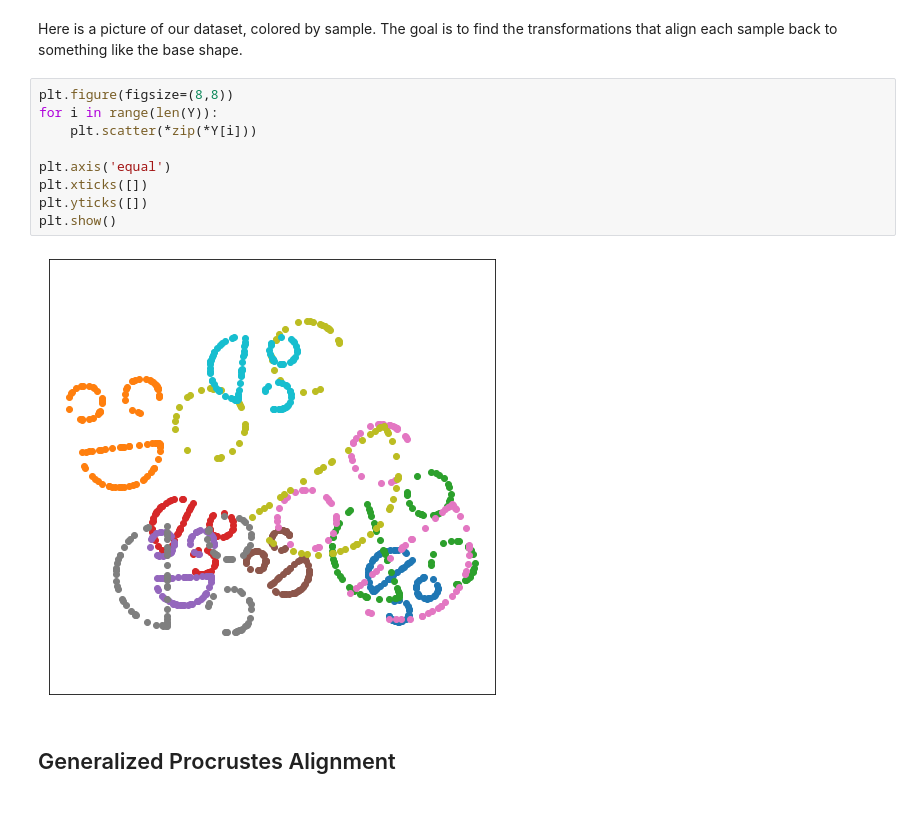
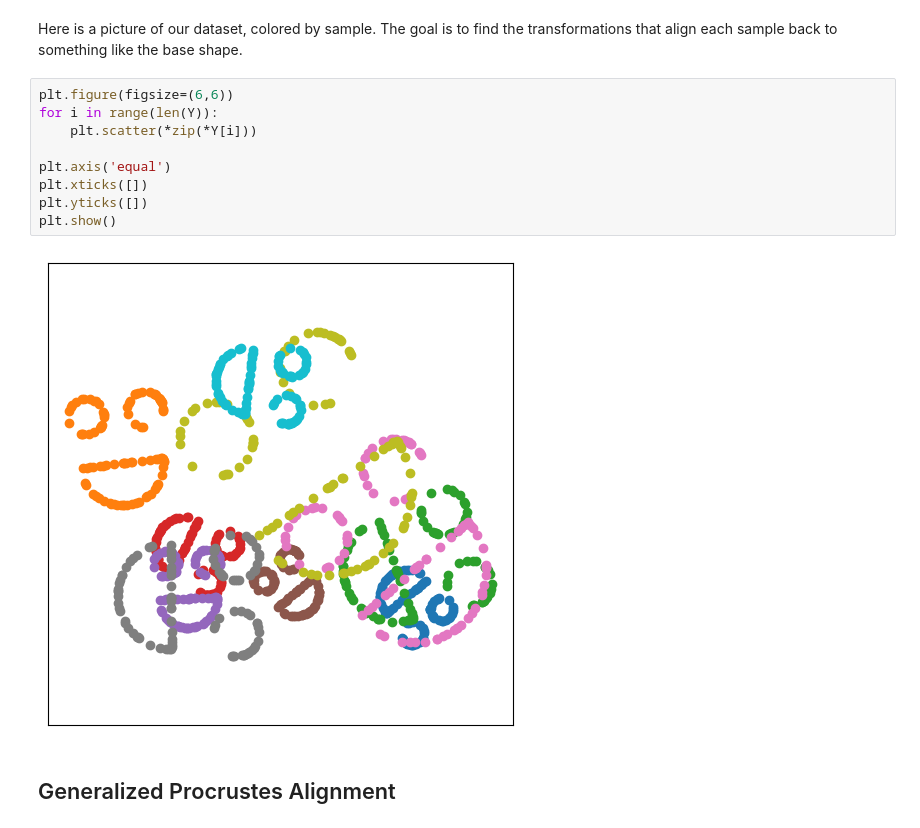
Before and after one commit to jhfung/Procrustes, a Jupyter notebook: vignette.ipynb, the cells around one changed output. Saved outputs shown, nothing was run; the diff lists cells and outputs as text.

```diff
--- a/vignette.ipynb
+++ b/vignette.ipynb
@@ -61,16 +61,16 @@ Y = c[:, np.newaxis, :] + s[:, np.newaxis, np.newaxis] * (X + rng.normal(scale=0
 # %% [markdown]
 Here is a picture of our dataset, colored by sample.  The goal is to find the transformations that align each sample back to something like the base shape.
 # %%
-plt.figure(figsize=(8,8))
+plt.figure(figsize=(6,6))
 for i in range(len(Y)):
     plt.scatter(*zip(*Y[i]))
 
 plt.axis('equal')
 plt.xticks([])
 plt.yticks([])
 plt.show()
 # %% [output]
-[figure, old version]
+[figure, new version]
 # %% [markdown]
 ## Generalized Procrustes Alignment
 # %% [markdown]
```
Also changed, not shown: parts of 16 cells of this notebook, 1 other file.
